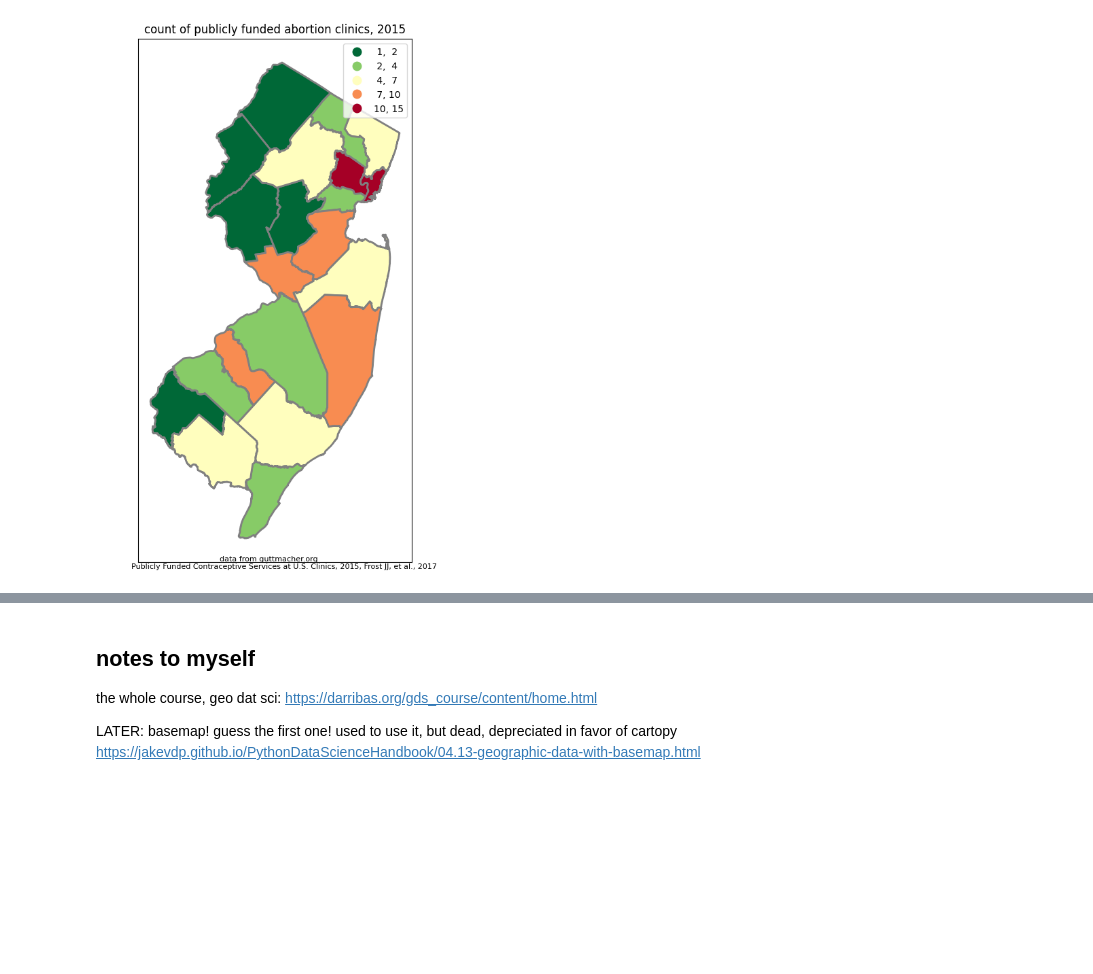
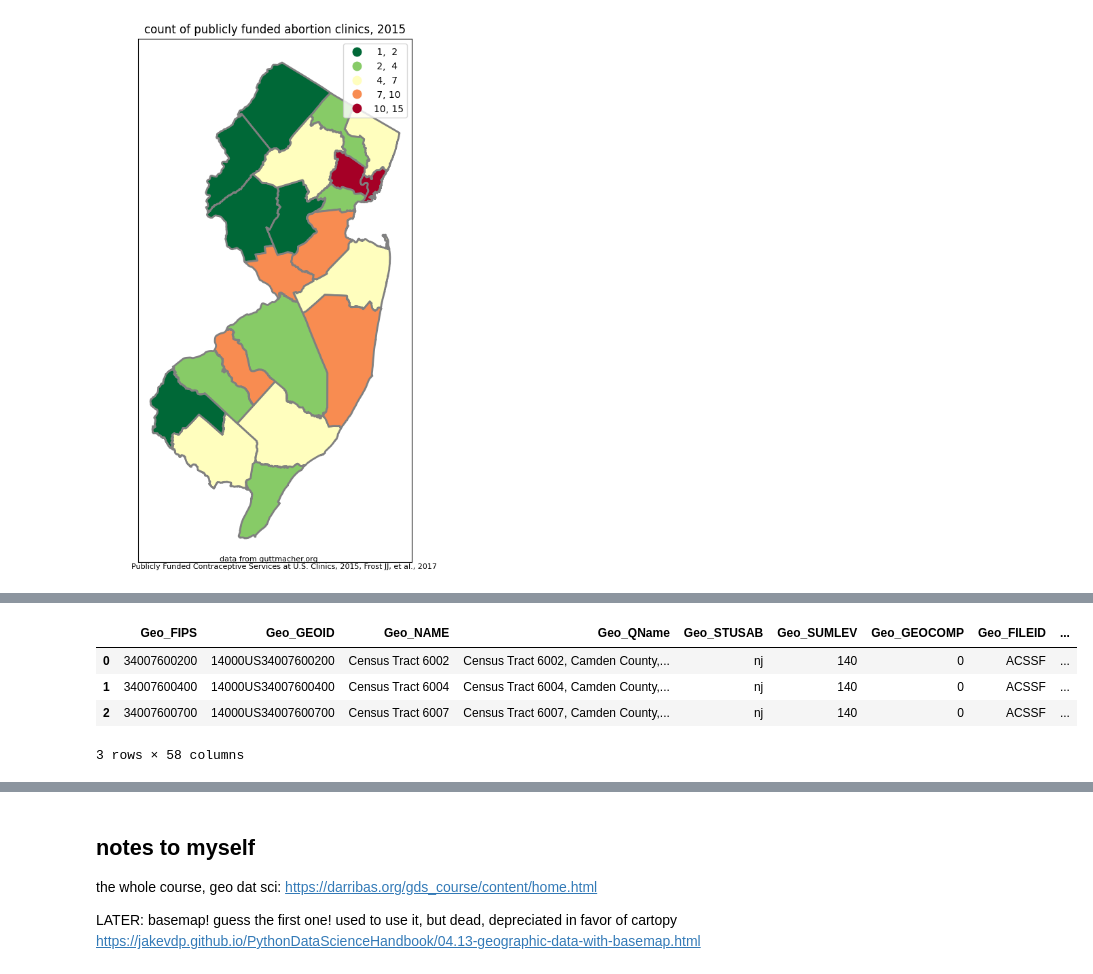
Before and after one commit to theaok/gisPy, a Jupyter notebook: map.ipynb, the cells around one changed output, grey strips where cells are left out. Saved outputs shown, nothing was run; the diff lists cells and outputs as text; code cells hidden in the pictures; blank space fills up the shorter version.

```diff
--- a/map.ipynb
+++ b/map.ipynb
@@ -404,0 +448,6 @@ Text(0.5, 0.1, 'data from guttmacher.org \n            Publicly Funded Contracep
+# %%
+!wget -q -O pov.csv https://raw.githubusercontent.com/theaok/data/main/R13437109_SL140.csv
+
+pov=pd.read_csv('pov.csv')
+pov.head(3)
+# %% [output]
@@ -404,0 +455,5 @@ Text(0.5, 0.1, 'data from guttmacher.org \n            Publicly Funded Contracep
+|  | Geo_FIPS | Geo_GEOID | Geo_NAME | Geo_QName | Geo_STUSAB | Geo_SUMLEV | Geo_GEOCOMP | Geo_FILEID | ... |
+| 0 | 34007600200 | 14000US34007600200 | Census Tract 6002 | Census Tract 6002, Camden County,... | nj | 140 | 0 | ACSSF | ... |
+| 1 | 34007600400 | 14000US34007600400 | Census Tract 6004 | Census Tract 6004, Camden County,... | nj | 140 | 0 | ACSSF | ... |
+| 2 | 34007600700 | 14000US34007600700 | Census Tract 6007 | Census Tract 6007, Camden County,... | nj | 140 | 0 | ACSSF | ... |
+3 rows × 58 columns
```
Also changed, not shown: parts of 18 cells of this notebook.
